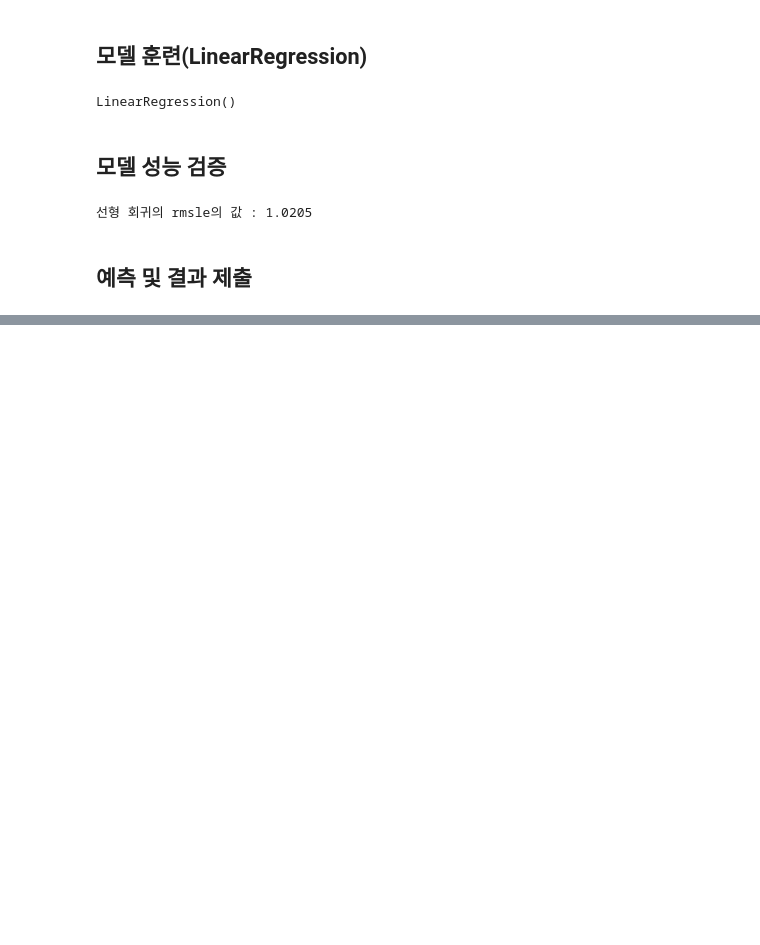
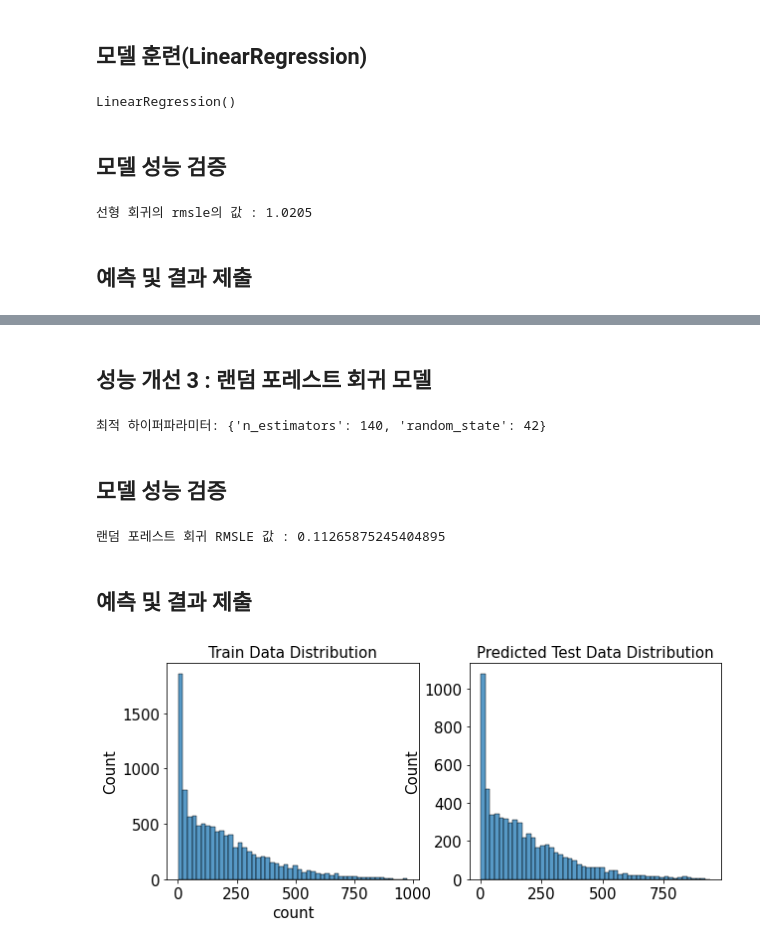
Before and after one commit to LEEJungHoon2022/ML-DL, a Jupyter notebook: ml-dlsutdy04-bikesharingdemand.ipynb, the cells around one changed output, grey strips where cells are left out. Drawn from its saved outputs; the diff is of its cells as text; code cells hidden in the pictures; blank space fills up the shorter version.

```diff
--- a/ml-dlsutdy04-bikesharingdemand.ipynb
+++ b/ml-dlsutdy04-bikesharingdemand.ipynb
@@ -687,0 +713,6 @@ submission.to_csv('submission.csv',index = False) # 파일로 저장
+# %%
+# 그리드 서치(with 릿지) 객체 생성
+gridsearch_ridge_model = GridSearchCV(estimator=ridge,        # 릿지 모델
+                                     param_grid=ridge_params, # 값 목록
+                                     scoring=rmsle_scorer,    # 평가지표
+                                     cv=5)                    # 교차 검증 분할 수
@@ -687,0 +727,5 @@ submission.to_csv('submission.csv',index = False) # 파일로 저장
+# %%
+# 그리드 서치 수행
+
+log_y = np.log(y) # 타깃값 로그 변환
+gridsearch_ridge_model.fit(X_train, log_y) # 훈련(그리드 서치)
@@ -687,0 +789,49 @@ submission.to_csv('submission.csv',index = False) # 파일로 저장
+# %% [markdown]
+## 성능 개선 3 : 랜덤 포레스트 회귀 모델
+# %%
+# 하이퍼파라미터 최적화(모델 훈련)
+from sklearn.ensemble import RandomForestRegressor
+
+# 모델 생성
+randomforest_model = RandomForestRegressor()
+
+# 그리드 서치 객체 생성
+rf_params = {'random_state' : [42], 'n_estimators' : [100, 120, 140]}
+gridsearch_rf_model = GridSearchCV(estimator=randomforest_model,
+                                  param_grid=rf_params,
+                                  scoring=rmsle_scorer,
+                                  cv = 5)
+
+# 그리드 서치 수행
+log_y = np.log(y)
+gridsearch_rf_model.fit(X_train, log_y)
+print(f'최적 하이퍼파라미터:',gridsearch_rf_model.best_params_)
+# %% [output]
+최적 하이퍼파라미터: {'n_estimators': 140, 'random_state': 42}
+# %% [markdown]
+## 모델 성능 검증
+# %%
+# 예측
+preds = gridsearch_rf_model.best_estimator_.predict(X_train)
+
+# 평가
+print(f'랜덤 포레스트 회귀 RMSLE 값 : {rmsle(log_y, preds, True)}')
+# %% [output]
+랜덤 포레스트 회귀 RMSLE 값 : 0.11265875245404895
+# %% [markdown]
+## 예측 및 결과 제출
+# %%
+import seaborn as sns
+import matplotlib.pyplot as plt
+
+rf_preds = gridsearch_rf_model.best_estimator_.predict(X_test)
+
+figure, axes = plt.subplots(ncols = 2)
+figure.set_size_inches(10,4)
+
+sns.histplot(y, bins=50, ax=axes[0])
+axes[0].set_title('Train Data Distribution')
+sns.histplot(np.exp(rf_preds), bins=50, ax=axes[1])
+axes[1].set_title('Predicted Test Data Distribution');
+# %% [output]
+[figure, added]
```
Also changed, not shown: parts of 15 cells of this notebook.
